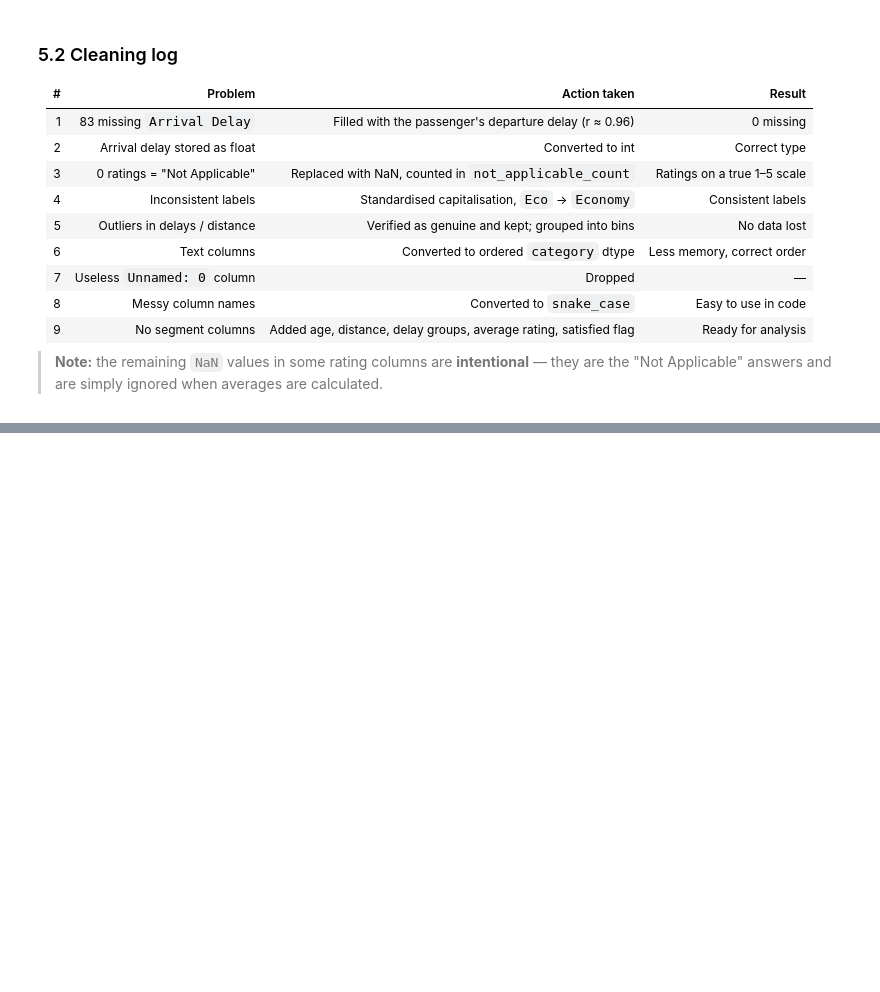
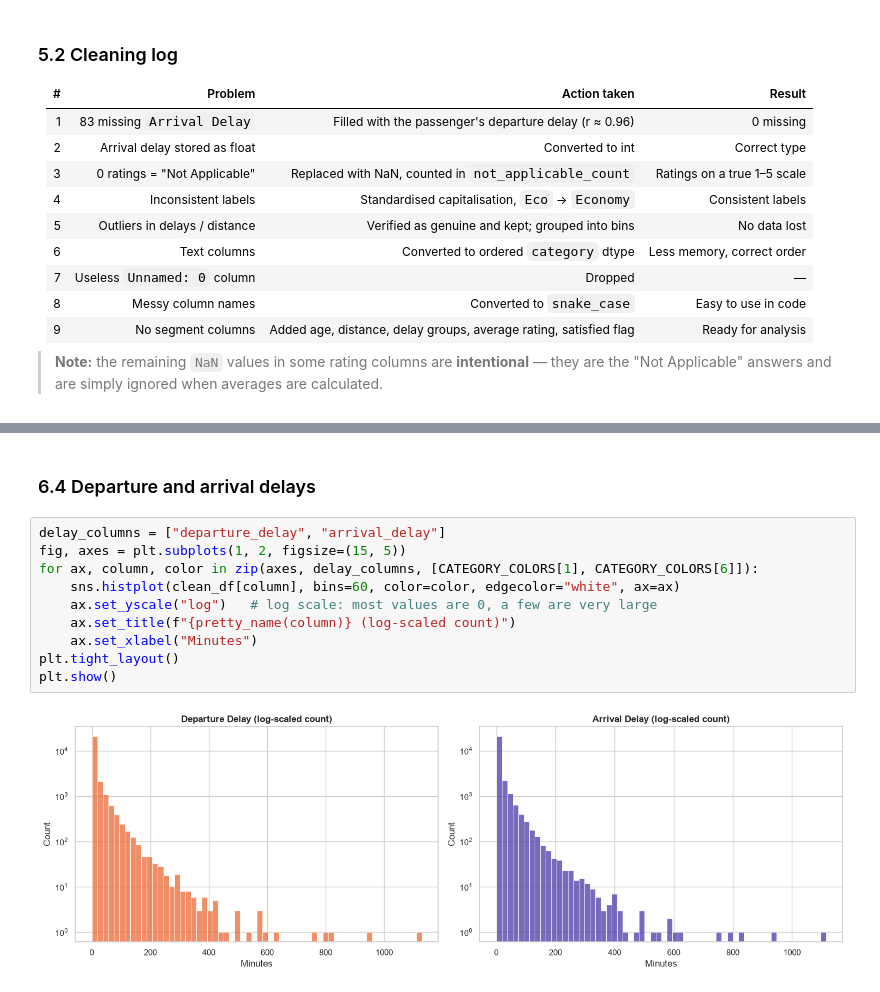
Before and after one commit to hahmed1936/Mid-Project, a Jupyter notebook: Mid-Project-Script.ipynb, the cells around one changed output, grey strips where cells are left out. Drawn from its saved outputs; the diff is of its cells as text; blank space fills up the shorter version.

```diff
--- a/Mid-Project-Script.ipynb
+++ b/Mid-Project-Script.ipynb
@@ -478,0 +567,14 @@ Cleaned data saved to Data_Cleaned.csv
+# %% [markdown]
+### 6.4 Departure and arrival delays
+# %%
+delay_columns = ["departure_delay", "arrival_delay"]
+fig, axes = plt.subplots(1, 2, figsize=(15, 5))
+for ax, column, color in zip(axes, delay_columns, [CATEGORY_COLORS[1], CATEGORY_COLORS[6]]):
+    sns.histplot(clean_df[column], bins=60, color=color, edgecolor="white", ax=ax)
+    ax.set_yscale("log")   # log scale: most values are 0, a few are very large
+    ax.set_title(f"{pretty_name(column)} (log-scaled count)")
+    ax.set_xlabel("Minutes")
+plt.tight_layout()
+plt.show()
+# %% [output]
+[figure, added]
```
Also changed, not shown: parts of 19 cells of this notebook.
